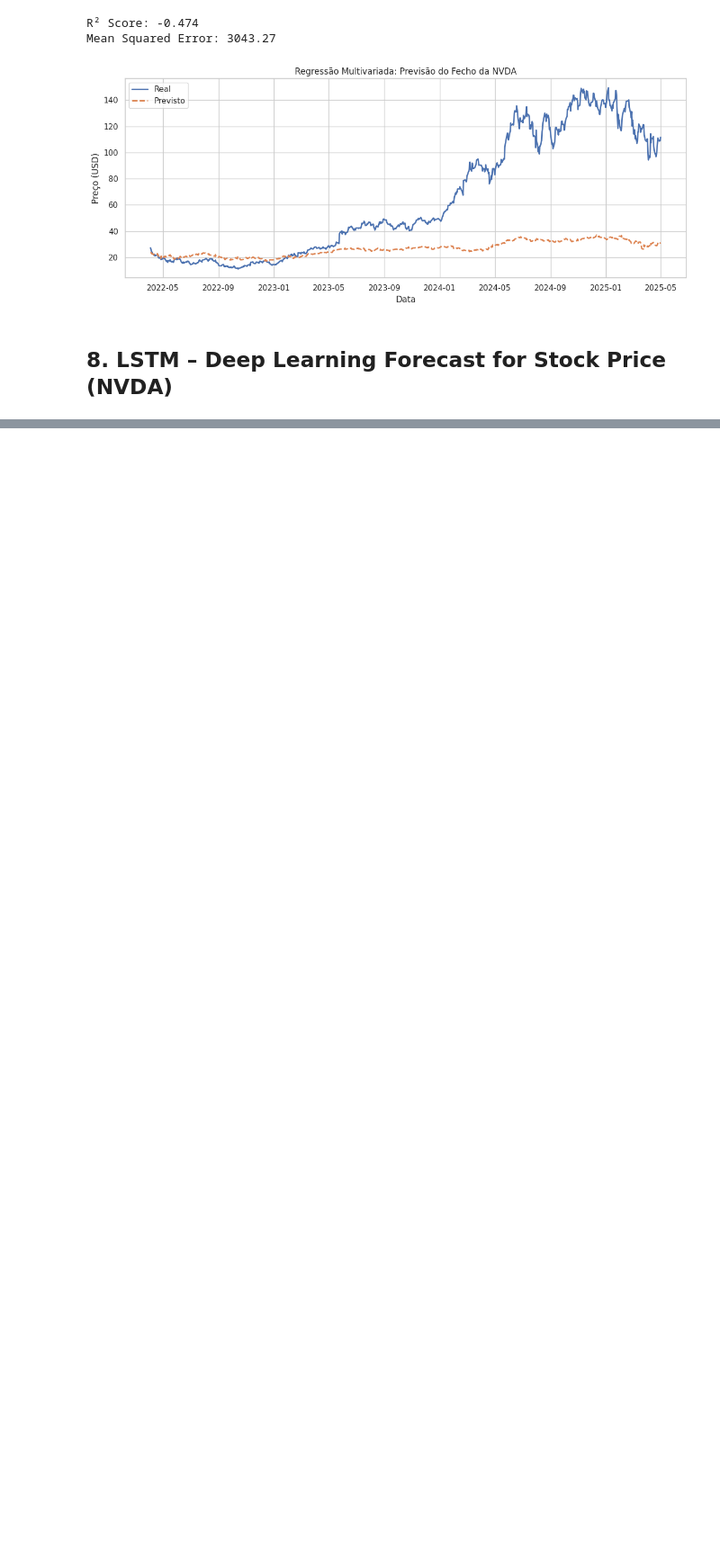
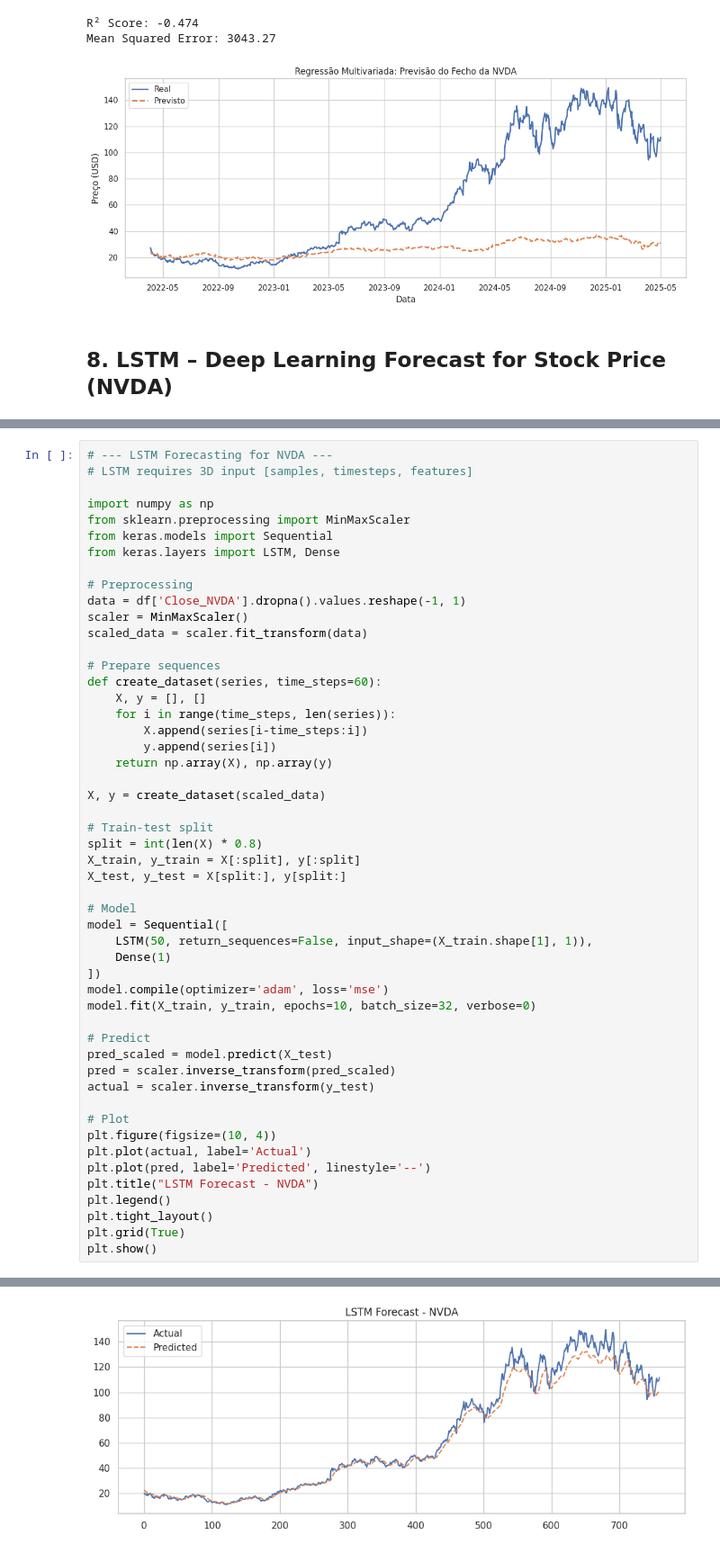
Before and after one commit to patrickegon/deepseek-stock, a Jupyter notebook: notebooks/03_modeling.ipynb, the cells around one changed output, grey strips where cells are left out. Shown at 90% size. Cells and saved outputs as stored; diff of their text form; blank space fills up the shorter version.

```diff
--- a/notebooks/03_modeling.ipynb
+++ b/notebooks/03_modeling.ipynb
@@ -392,0 +407,52 @@ ModuleNotFoundError: No module named 'tensorflow'
+# %%
+# --- LSTM Forecasting for NVDA ---
+# LSTM requires 3D input [samples, timesteps, features]
+
+import numpy as np
+from sklearn.preprocessing import MinMaxScaler
+from keras.models import Sequential
+from keras.layers import LSTM, Dense
+
+# Preprocessing
+data = df['Close_NVDA'].dropna().values.reshape(-1, 1)
+scaler = MinMaxScaler()
+scaled_data = scaler.fit_transform(data)
+
+# Prepare sequences
+def create_dataset(series, time_steps=60):
+    X, y = [], []
+    for i in range(time_steps, len(series)):
+        X.append(series[i-time_steps:i])
+        y.append(series[i])
+    return np.array(X), np.array(y)
+
+X, y = create_dataset(scaled_data)
+
+# Train-test split
+split = int(len(X) * 0.8)
+X_train, y_train = X[:split], y[:split]
+X_test, y_test = X[split:], y[split:]
+
+# Model
+model = Sequential([
+    LSTM(50, return_sequences=False, input_shape=(X_train.shape[1], 1)),
+    Dense(1)
+])
+model.compile(optimizer='adam', loss='mse')
+model.fit(X_train, y_train, epochs=10, batch_size=32, verbose=0)
+
+# Predict
+pred_scaled = model.predict(X_test)
+pred = scaler.inverse_transform(pred_scaled)
+actual = scaler.inverse_transform(y_test)
+
+# Plot
+plt.figure(figsize=(10, 4))
+plt.plot(actual, label='Actual')
+plt.plot(pred, label='Predicted', linestyle='--')
+plt.title("LSTM Forecast - NVDA")
+plt.legend()
+plt.tight_layout()
+plt.grid(True)
+plt.show()
+# %% [output]
@@ -392,0 +460 @@ ModuleNotFoundError: No module named 'tensorflow'
+[figure, added]
```
Also changed, not shown: parts of 2 cells of this notebook.
